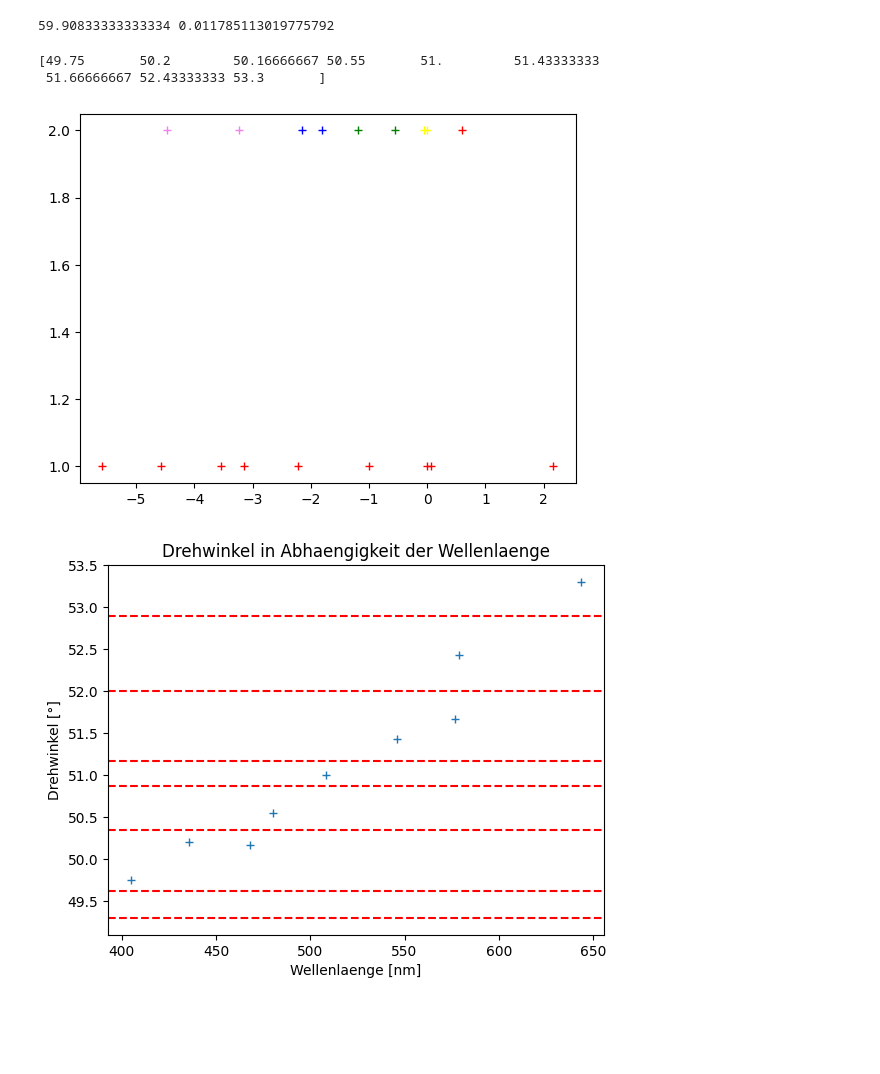
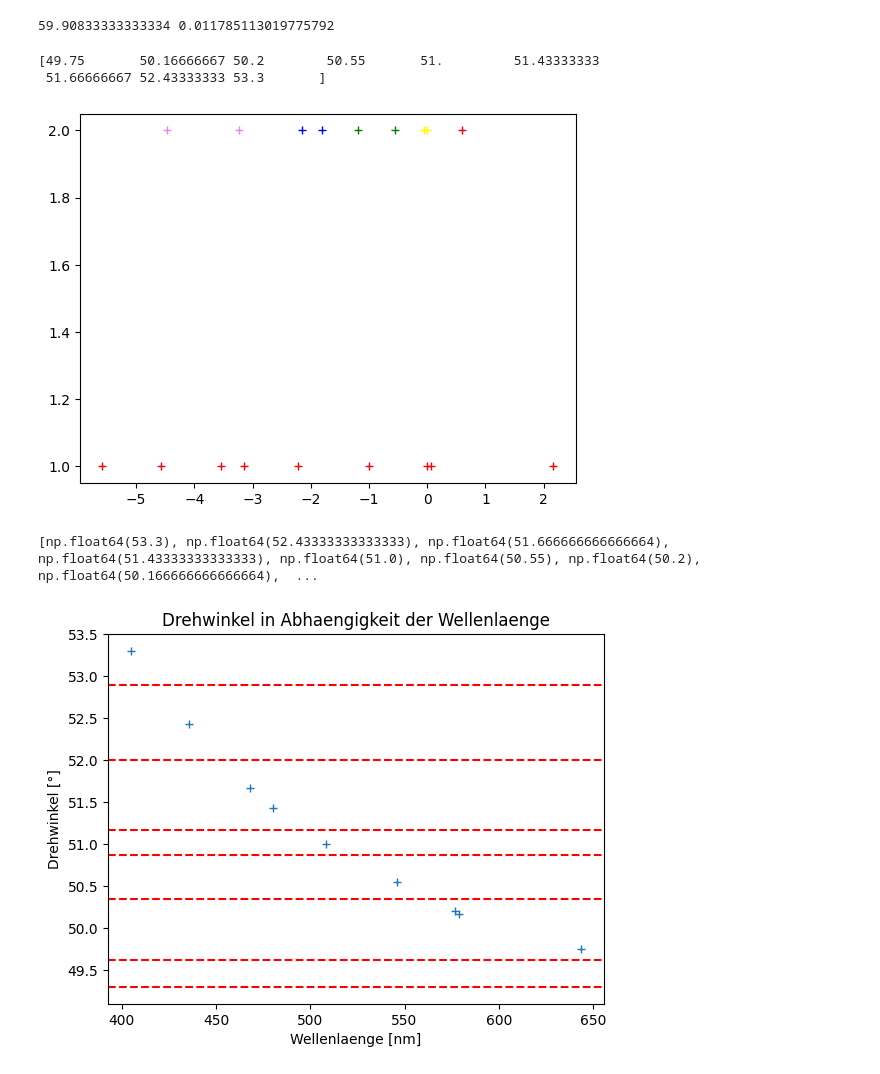
Before and after one commit to Patrixon0/data-analysis-plotting-tool, a Jupyter notebook: P3/Theo_Patrick/366/366_main.ipynb, the cells around one changed output. Saved outputs shown, nothing was run; the diff lists cells and outputs as text; code cells hidden in the pictures; blank space fills up the shorter version.

```diff
--- a/P3/Theo_Patrick/366/366_main.ipynb
+++ b/P3/Theo_Patrick/366/366_main.ipynb
@@ -64,7 +64,7 @@ print(gamma, gamma_err)
 # %% [output]
 59.90833333333334 0.011785113019775792
 # %%
-theta_1 = np.array([49.5 + 15/60, 50 + 12/60, 50 + 10/60, 50.5 + 3/60, 51, 51 + 26/60, 51.5 + 10/60, 52 + 26/60, 53 + 18/60])
+theta_1 = np.array([49.5 + 15/60, 50 + 10/60, 50 + 12/60, 50.5 + 3/60, 51, 51 + 26/60, 51.5 + 10/60, 52 + 26/60, 53 + 18/60])
 theta_1_col = np.array(['red', 'yellow', 'yellow', 'green', 'green', 'blue', 'blue', 'violet', 'violet'])
 theta_1_err = np.array([1/60]*9)
 
@@ -92,19 +92,22 @@ for i, color in enumerate(theta_1_col):
     plt.plot((50 + 10/60 - x_2[i])/(50.5 + 22/60 - 50 - 10/60), y_2[i], '+', color=color, label=f'Winkel {color}')
 plt.show()
 # %% [output]
-[49.75       50.2        50.16666667 50.55       51.         51.43333333
+[49.75       50.16666667 50.2        50.55       51.         51.43333333
  51.66666667 52.43333333 53.3       ]
 [figure]
 # %%
-plt.plot(x_1, x_2, '+')
+x_2_temp = [x_2[len(x_2)-i -1] for i in range(len(x_2))]
+print(x_2_temp)
+plt.plot(x_1, [x_2[len(x_2)-i -1] for i in range(len(x_2))], '+')
 plt.title('Drehwinkel in Abhaengigkeit der Wellenlaenge')
 plt.xlabel('Wellenlaenge [nm]')
 plt.ylabel('Drehwinkel [°]')
 #horizontal line position:
 hor_lines = np.array([49+18/60, 49.5+7/60, 50+21/60,50.5+22/60, 51+1/6, 52, 52.5+24/60])
 #draw the hor lines:
 for line in hor_lines:
     plt.axhline(y=line, color='r', linestyle='--')
 plt.show()
 # %% [output]
+[np.float64(53.3), np.float64(52.43333333333333), np.float64(51.666666666666664), np.float64(51.43333333333333), np.float64(51.0), np.float64(50.55), np.float64(50.2), np.float64(50.166666666666664),  ...
-[figure, old version]
+[figure, new version]
```
Also changed, not shown: 1 other file.
